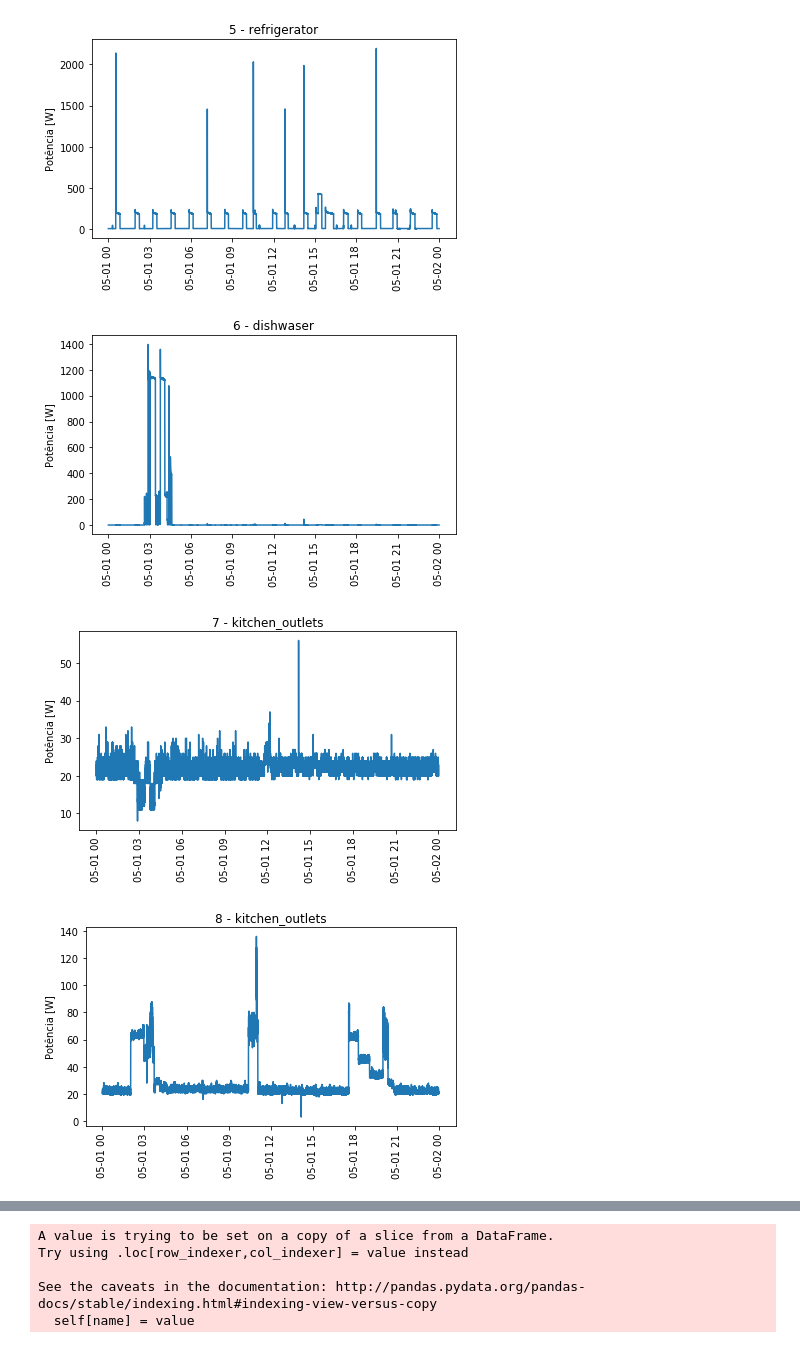
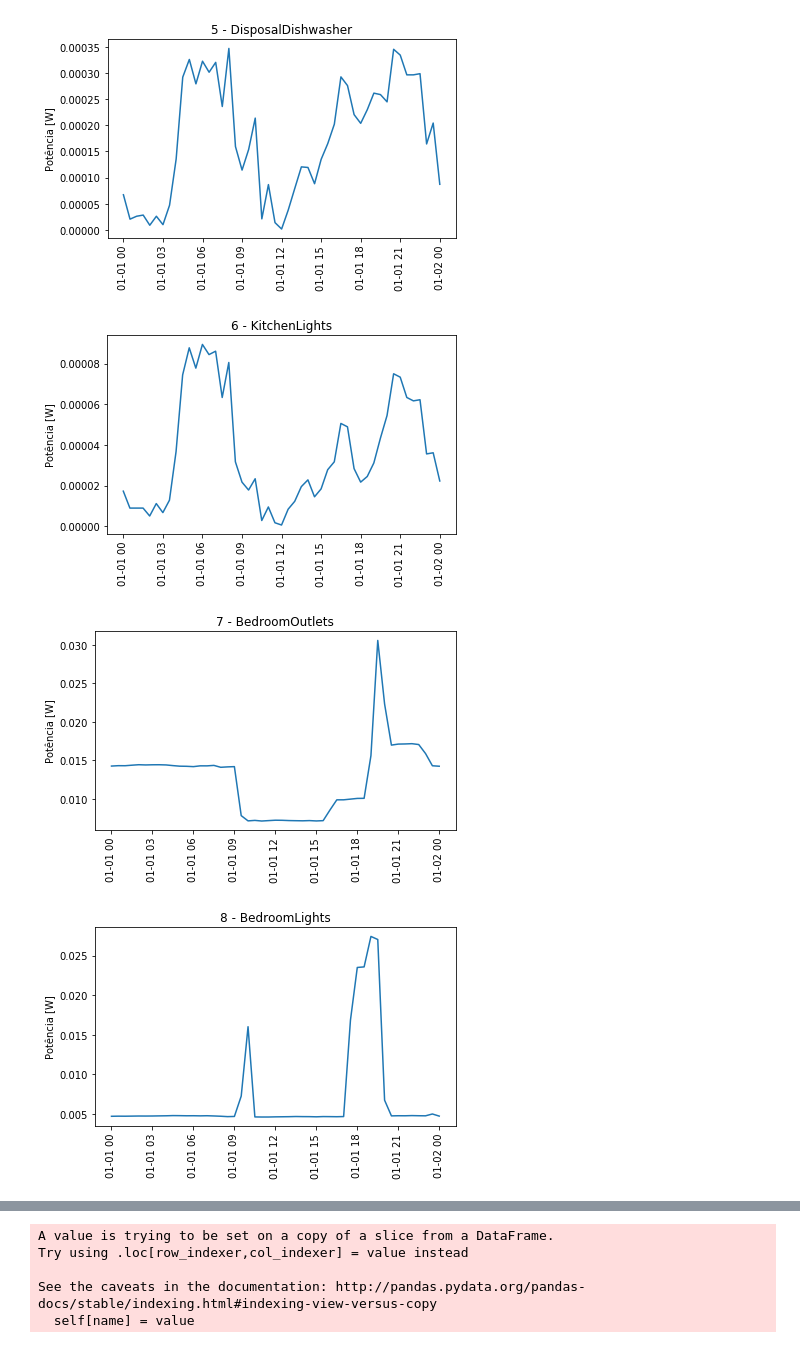
Before and after one commit to tiagoyukio12/TCC-2019, a Jupyter notebook: predicao/predicao.ipynb, the cells around one changed output, grey strips where cells are left out. Saved outputs shown, nothing was run; the diff lists cells and outputs as text; code cells hidden in the pictures.

Commit message:
Convert Smart dataset for REDD compatibility

```diff
--- a/predicao/predicao.ipynb
+++ b/predicao/predicao.ipynb
@@ -32,7 +32,6 @@ def load_REDD_house(i_house):
     Returns:
         (list, DataFrame): tuple of a list of each channel consumption data,
         and a DataFrame of the labels identifying the appliance of each channel.
-        of the query as [index, date, daily forecasted consumption].
     """
     path = 'low_freq/house_{}/'.format(i_house)
     num_channels = len([name for name in os.listdir(path) if os.path.isfile(os.path.join(path, name))]) - 1
@@ -49,4 +48,6 @@ def load_REDD_house(i_house):
 
     return channels, labels
 
-channels, labels = load_REDD_house(1)
+#channels, labels = load_REDD_house(1)
+#print(labels)
+#print(channels)
@@ -54,0 +54,35 @@ pandas.core.frame.DataFrame
+# %%
+def load_SMART_house(year):
+    """Loads data from a SMART dataset house. The 'HomeA' directory must be in the root of the project.
+
+    Args:
+        year (str): desired year to be loaded.
+
+    Returns:
+        (list, DataFrame): tuple of a list of each channel consumption data,
+        and a DataFrame of the labels identifying the appliance of each channel.
+    """
+    path = 'HomeA/{}/'.format(year)
+
+    labels = pd.DataFrame(columns=['name'])
+    channels = list()
+    # Load data for each meter (2-4)
+    for i in range(2, 5):
+        meter_data = pd.read_csv(path + 'HomeA-meter{}_{}.csv'.format(i, year), delimiter=',')
+        label = pd.DataFrame(list(meter_data)[3:], columns=['name'])
+        labels = labels.append(label, ignore_index=True)
+        t = pd.to_datetime(meter_data.iloc[:, 0]).rename('t')
+        t = pd.to_datetime(t, unit='s')
+        for i in range(3, len(meter_data.columns)):
+            channel = pd.DataFrame(t)
+            channel['pot'] = meter_data.iloc[:,i]
+            channel.loc[:,'pot'] *= 1e3
+            channels.append(channel)
+
+    labels['name'] = labels['name'].astype(str).str[:-5]
+    return channels, labels
+
+channels, labels = load_SMART_house('2016')
+
+print(labels)
+print(channels)
@@ -78,7 +130,7 @@ def qry_pot_channel(start, end, i_channel):
 
 # Plot data from day 2011-05-01
 for i in range(len(channels)):
-    query = qry_pot_channel('2011-05-01', '2011-05-02 00:00:05', i + 1)
+    query = qry_pot_channel('2016-01-01', '2016-01-02 00:00:05', i + 1)
 
     # Convert query string to pandas.DataFrame
     ch = pd.read_csv(StringIO(query), delimiter=',', header=0, usecols=[1, 2])
@@ -99,4 +151,4 @@ for i in range(len(channels)):
-[figure, old version]
+[figure, new version]
-[figure, old version]
+[figure, new version]
-[figure, old version]
+[figure, new version]
-[figure, old version]
+[figure, new version]
```
Also changed, not shown: parts of 9 cells of this notebook.
